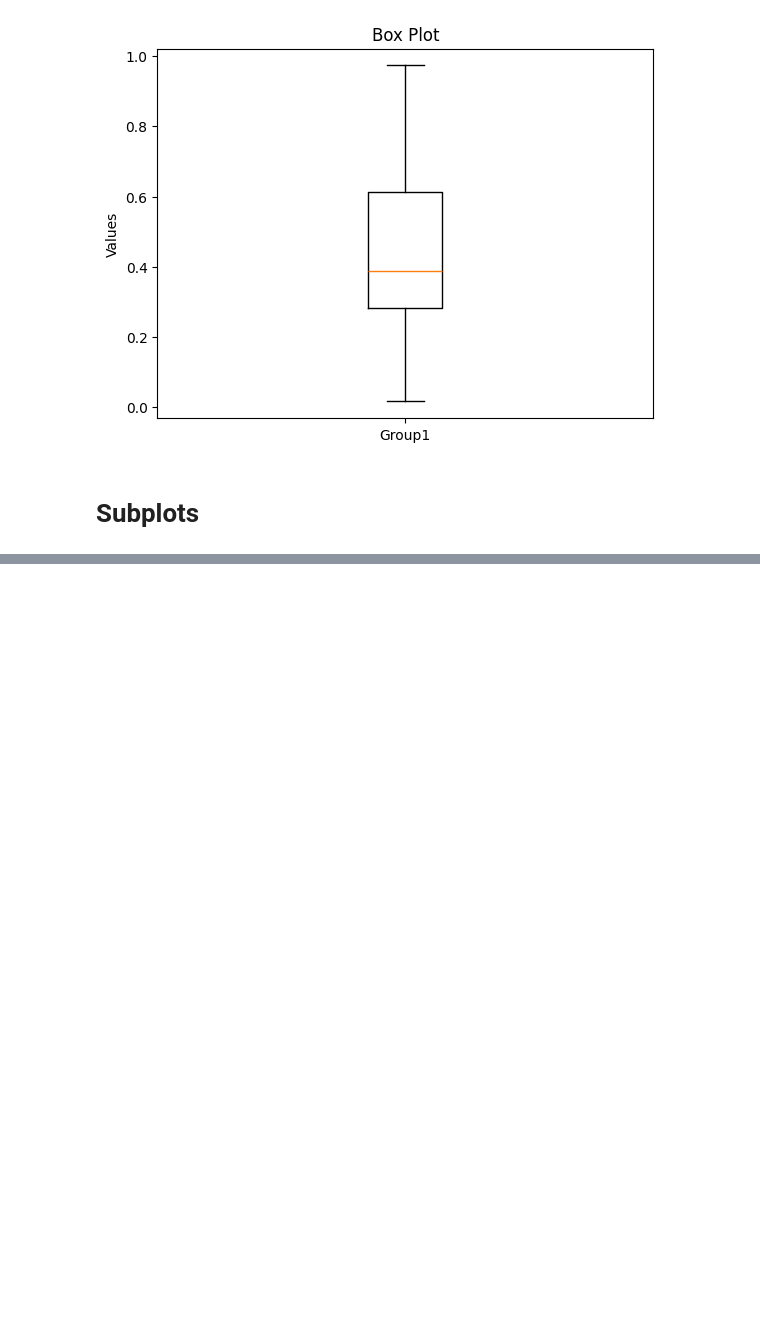
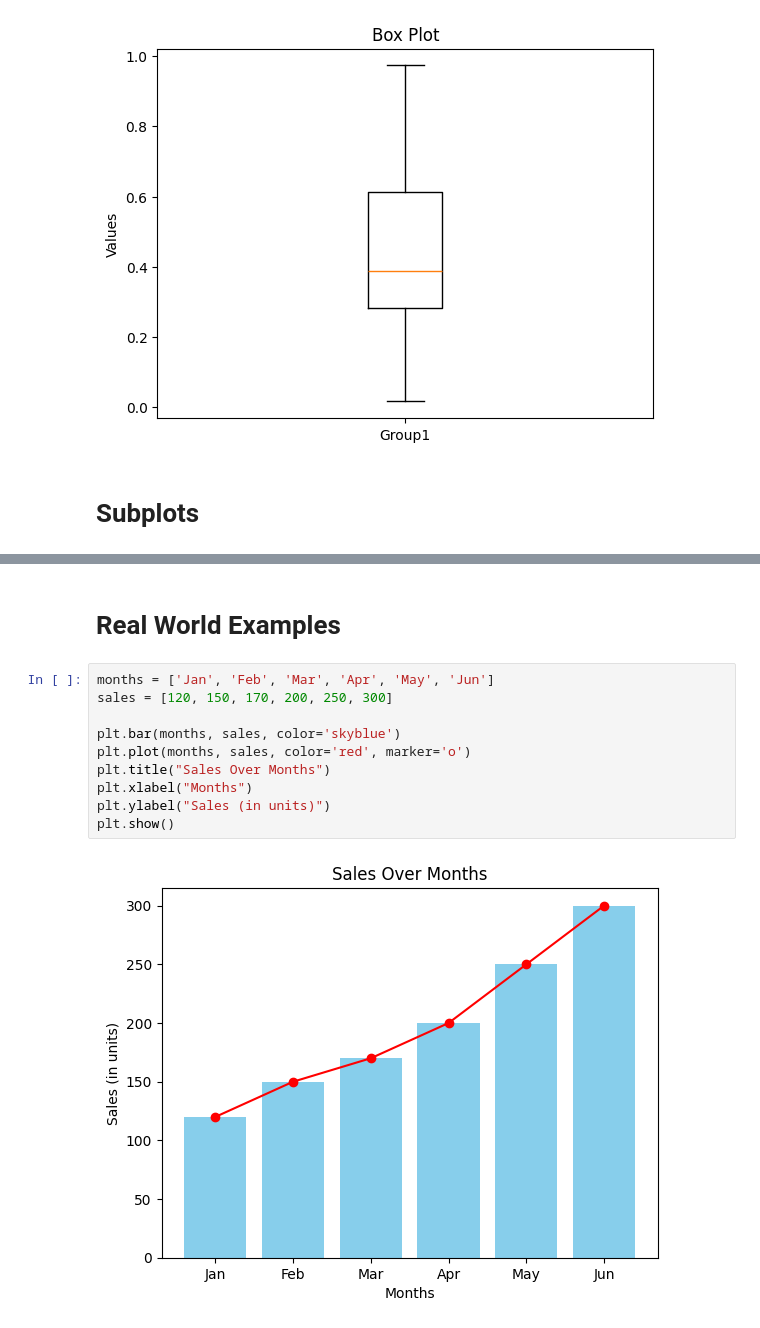
Before and after one commit to hruthiksiva/basic-ml-practice, a Jupyter notebook: matplotlib.ipynb, the cells around one changed output, grey strips where cells are left out. Saved outputs shown, nothing was run; the diff lists cells and outputs as text; blank space fills up the shorter version.

```diff
--- a/matplotlib.ipynb
+++ b/matplotlib.ipynb
@@ -127,0 +184,14 @@ fig, axes = plt.subplots(2,2, figsize=(10,8))
+# %% [markdown]
+# Real World Examples
+# %%
+months = ['Jan', 'Feb', 'Mar', 'Apr', 'May', 'Jun']
+sales = [120, 150, 170, 200, 250, 300]
+
+plt.bar(months, sales, color='skyblue')
+plt.plot(months, sales, color='red', marker='o')
+plt.title("Sales Over Months")
+plt.xlabel("Months")
+plt.ylabel("Sales (in units)")
+plt.show()
+# %% [output]
+[figure, added]
```
Also changed, not shown: parts of 8 cells of this notebook.
